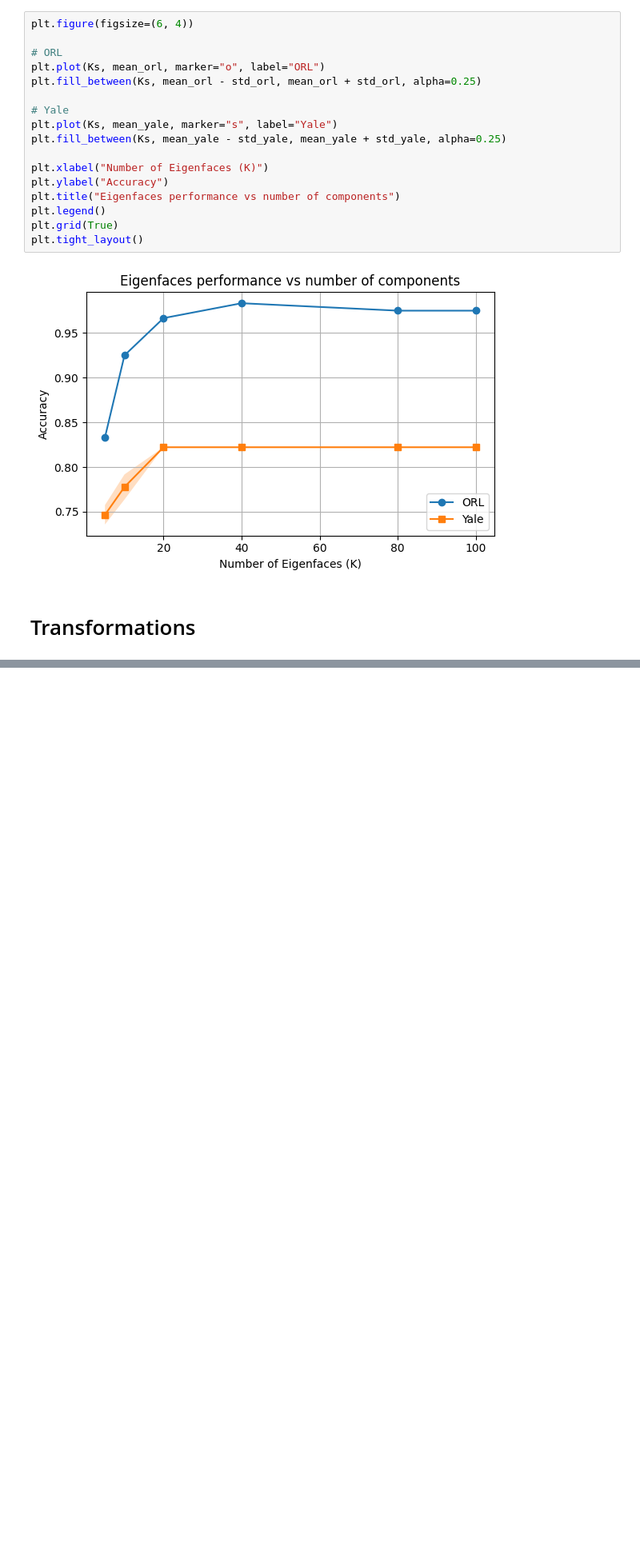
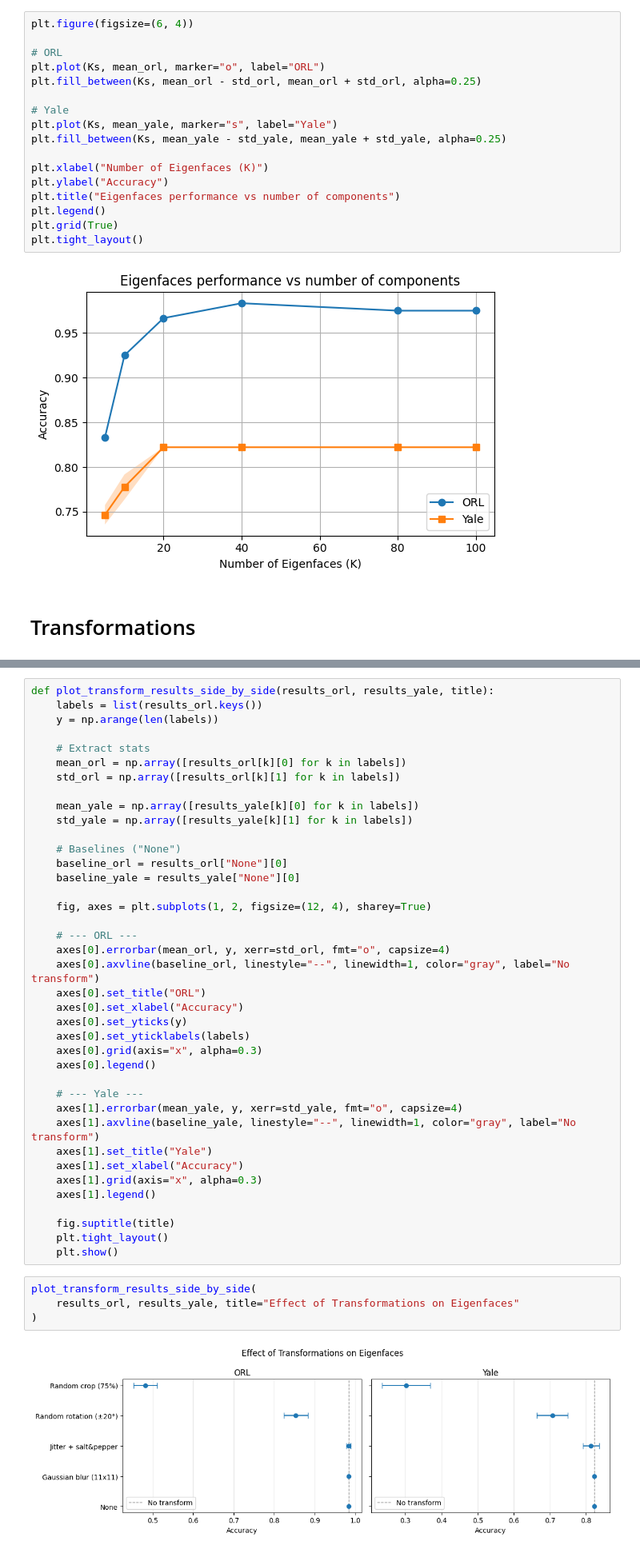
Before and after one commit to JeanJNMV/MDS-VIC_Face_Recognition, a Jupyter notebook: notebooks/F_20_RobustnessEigenFaces.ipynb, the cells around one changed output, grey strips where cells are left out. Shown at 80% size. Saved outputs shown, nothing was run; the diff lists cells and outputs as text; blank space fills up the shorter version.

```diff
--- a/notebooks/F_20_RobustnessEigenFaces.ipynb
+++ b/notebooks/F_20_RobustnessEigenFaces.ipynb
@@ -80,0 +178,45 @@ plt.tight_layout()
+# %%
+def plot_transform_results_side_by_side(results_orl, results_yale, title):
+    labels = list(results_orl.keys())
+    y = np.arange(len(labels))
+
+    # Extract stats
+    mean_orl = np.array([results_orl[k][0] for k in labels])
+    std_orl = np.array([results_orl[k][1] for k in labels])
+
+    mean_yale = np.array([results_yale[k][0] for k in labels])
+    std_yale = np.array([results_yale[k][1] for k in labels])
+
+    # Baselines ("None")
+    baseline_orl = results_orl["None"][0]
+    baseline_yale = results_yale["None"][0]
+
+    fig, axes = plt.subplots(1, 2, figsize=(12, 4), sharey=True)
+
+    # --- ORL ---
+    axes[0].errorbar(mean_orl, y, xerr=std_orl, fmt="o", capsize=4)
+    axes[0].axvline(baseline_orl, linestyle="--", linewidth=1, color="gray", label="No transform")
+    axes[0].set_title("ORL")
+    axes[0].set_xlabel("Accuracy")
+    axes[0].set_yticks(y)
+    axes[0].set_yticklabels(labels)
+    axes[0].grid(axis="x", alpha=0.3)
+    axes[0].legend()
+
+    # --- Yale ---
+    axes[1].errorbar(mean_yale, y, xerr=std_yale, fmt="o", capsize=4)
+    axes[1].axvline(baseline_yale, linestyle="--", linewidth=1, color="gray", label="No transform")
+    axes[1].set_title("Yale")
+    axes[1].set_xlabel("Accuracy")
+    axes[1].grid(axis="x", alpha=0.3)
+    axes[1].legend()
+
+    fig.suptitle(title)
+    plt.tight_layout()
+    plt.show()
+# %%
+plot_transform_results_side_by_side(
+    results_orl, results_yale, title="Effect of Transformations on Eigenfaces"
+)
+# %% [output]
+[figure, added]
```
Also changed, not shown: parts of 11 cells of this notebook, 5 other files.
